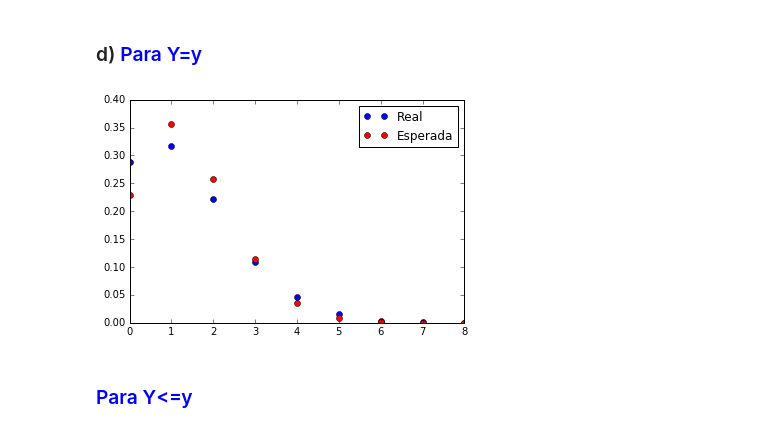
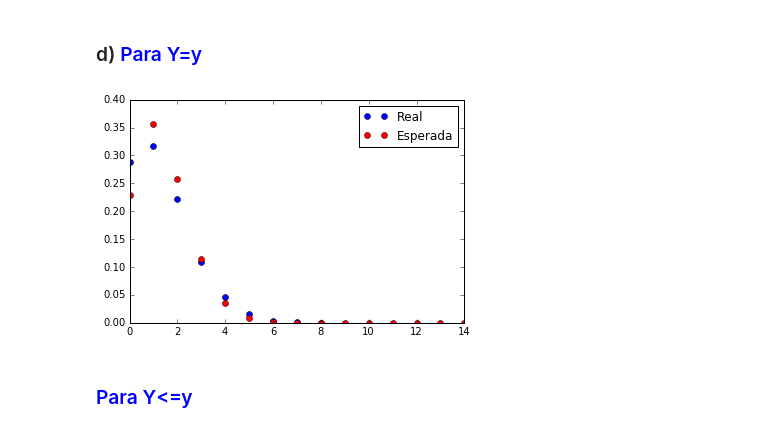
Before and after one commit to eduardotp1/CD, a Jupyter notebook: Modelos-Probabilisticos-Eduardo-Tirta-e-Vitória-Camilo-Turma-C.ipynb, the cells around one changed output. Saved outputs shown, nothing was run; the diff lists cells and outputs as text; code cells hidden in the pictures.

```diff
--- a/Modelos-Probabilisticos-Eduardo-Tirta-e-Vitória-Camilo-Turma-C.ipynb
+++ b/Modelos-Probabilisticos-Eduardo-Tirta-e-Vitória-Camilo-Turma-C.ipynb
@@ -154,15 +141,17 @@ Probabilidade de haver 14 item em não conformidade:  1e-14
 # %% [markdown]
 ### d) <font color='blue'>Para Y=y</font>
-# %%
-x=carros.Quantidade.value_counts(True)
-y=[stats.binom.pmf(0, 14,0.1),stats.binom.pmf(1, 14,0.1),stats.binom.pmf(2, 14,0.1),stats.binom.pmf(3, 14,0.1),stats.binom.pmf(4, 14,0.1),
-   stats.binom.pmf(5, 14,0.1),stats.binom.pmf(6, 14,0.1),stats.binom.pmf(7, 14,0.1),stats.binom.pmf(8,14,0.1)]
-plt.plot(x, 'bo')
-plt.plot(y,'bo', color='red')
-plt.legend(['Real','Esperada'])
-plt.show()
-# %% [output]
-[figure, removed]
+# %%
+x=carros.Quantidade.value_counts(True)
+y=[]
+
+for i in range(15):
+    y.append(stats.binom.pmf(i,14,0.1))
+plt.plot(x, 'bo')
+plt.plot(y,'ro')
+plt.legend(['Real','Esperada'])
+plt.show()
+# %% [output]
+[figure, added]
 # %% [markdown]
 ### <font color='blue'>Para Y<=y</font>
 # %%
```
Also changed, not shown: parts of 14 cells of this notebook.
